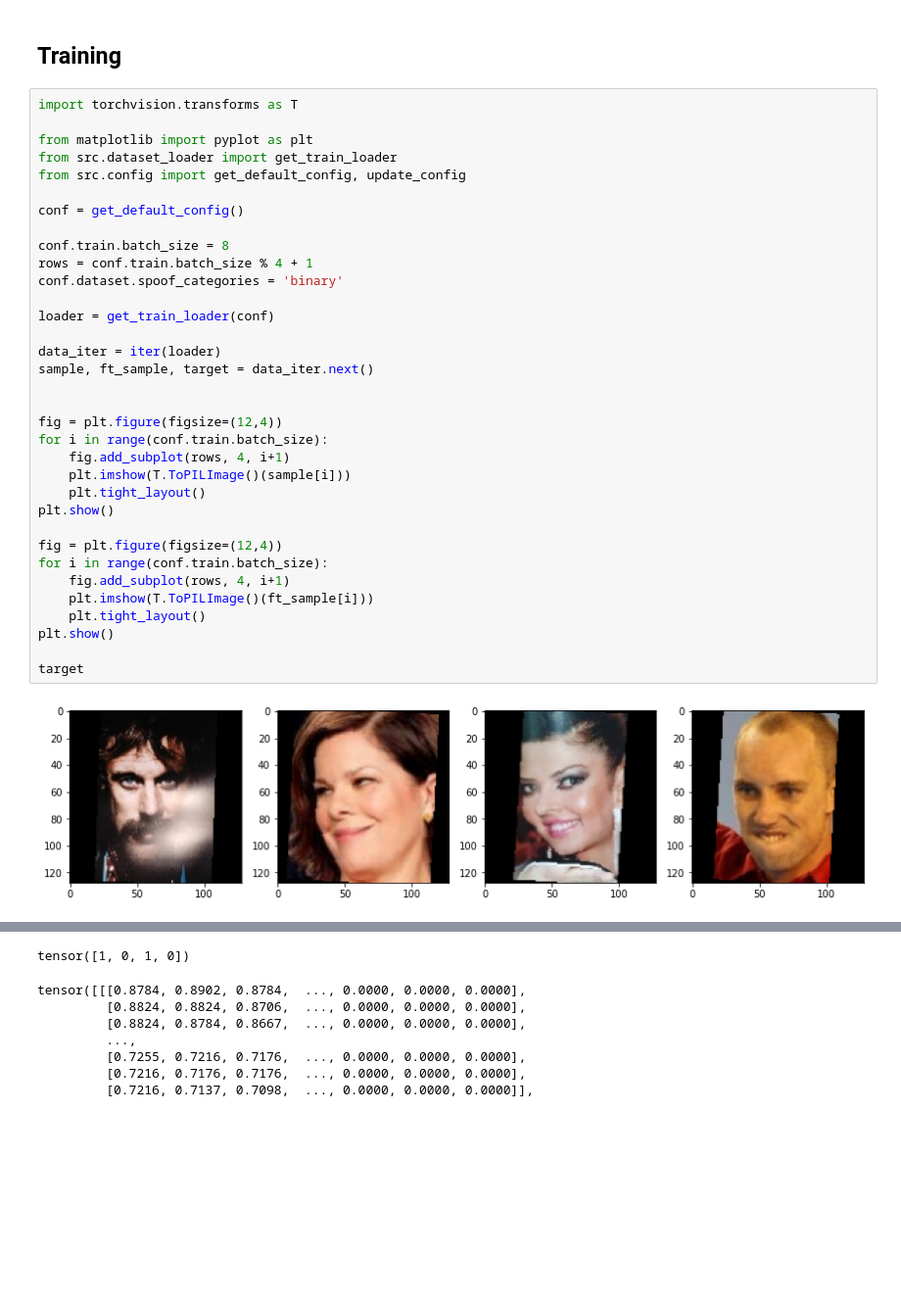
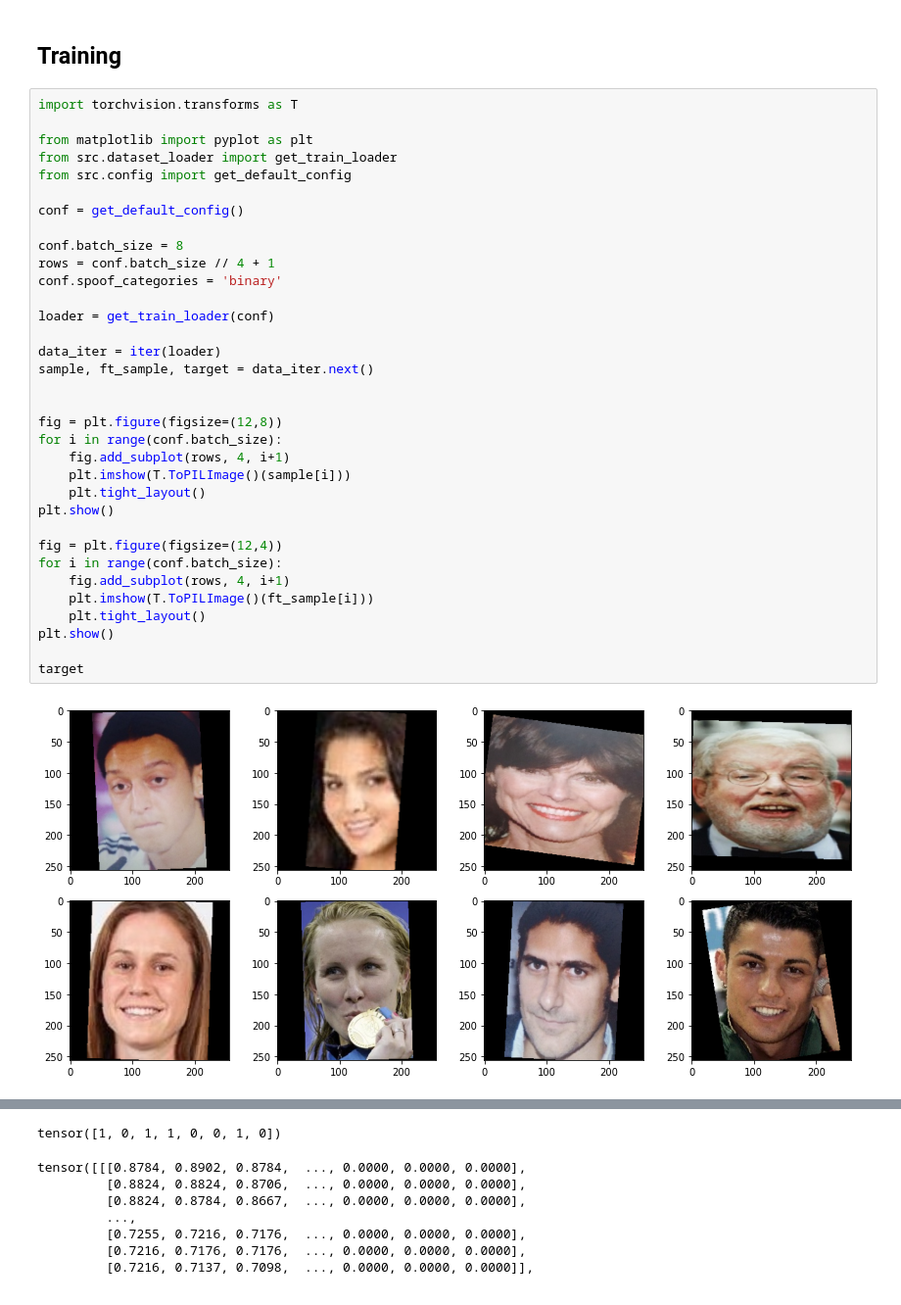
Before and after one commit to hairymax/Face-AntiSpoofing, a Jupyter notebook: tests.ipynb, the cells around one changed output, grey strips where cells are left out. Shown at 98% size. Cells and saved outputs as stored; diff of their text form; blank space fills up the shorter version.

```diff
--- a/tests.ipynb
+++ b/tests.ipynb
@@ -191,36 +191,36 @@ process_images(test_label.index, 256, scaleup=False)
 # %%
 import torchvision.transforms as T
 
 from matplotlib import pyplot as plt
 from src.dataset_loader import get_train_loader
-from src.config import get_default_config, update_config
+from src.config import get_default_config
 
 conf = get_default_config()
 
-conf.train.batch_size = 8
-rows = conf.train.batch_size % 4 + 1
-conf.dataset.spoof_categories = 'binary'
+conf.batch_size = 8
+rows = conf.batch_size // 4 + 1
+conf.spoof_categories = 'binary'
 
 loader = get_train_loader(conf)
 
 data_iter = iter(loader)
 sample, ft_sample, target = data_iter.next()
 
 
-fig = plt.figure(figsize=(12,4))
-for i in range(conf.train.batch_size):
+fig = plt.figure(figsize=(12,8))
+for i in range(conf.batch_size):
     fig.add_subplot(rows, 4, i+1)
     plt.imshow(T.ToPILImage()(sample[i]))
     plt.tight_layout()
 plt.show()
 
 fig = plt.figure(figsize=(12,4))
-for i in range(conf.train.batch_size):
+for i in range(conf.batch_size):
     fig.add_subplot(rows, 4, i+1)
     plt.imshow(T.ToPILImage()(ft_sample[i]))
     plt.tight_layout()
 plt.show()
 
 target
 # %% [output]
-[figure, old version]
+[figure, new version]
@@ -228,4 +228,4 @@ target
-tensor([1, 0, 1, 0])
+tensor([1, 0, 1, 1, 0, 0, 1, 0])
 # %%
 # %% [output]
 tensor([[[0.8784, 0.8902, 0.8784,  ..., 0.0000, 0.0000, 0.0000],
```
Also changed, not shown: parts of 3 cells of this notebook, 3 other files.
